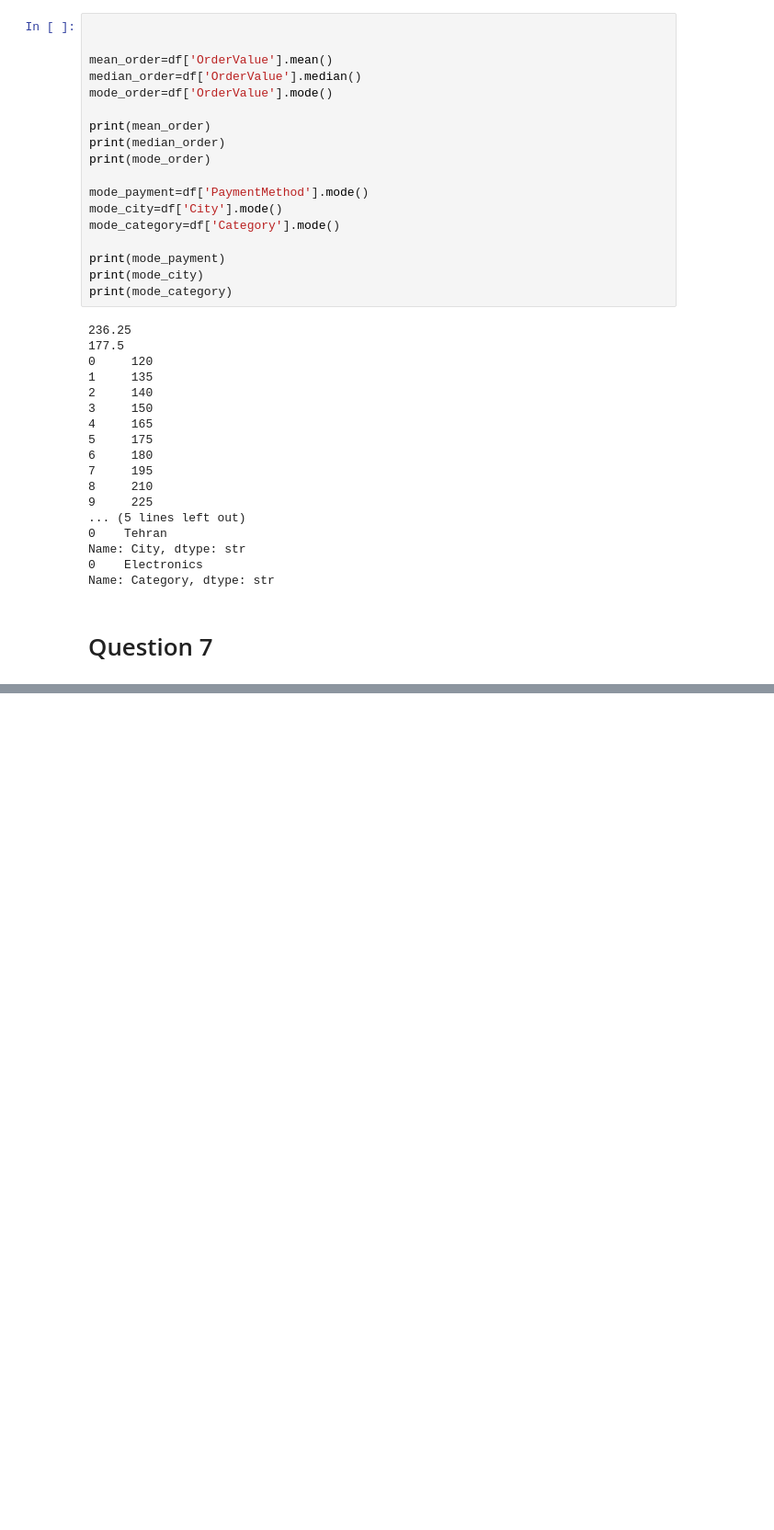
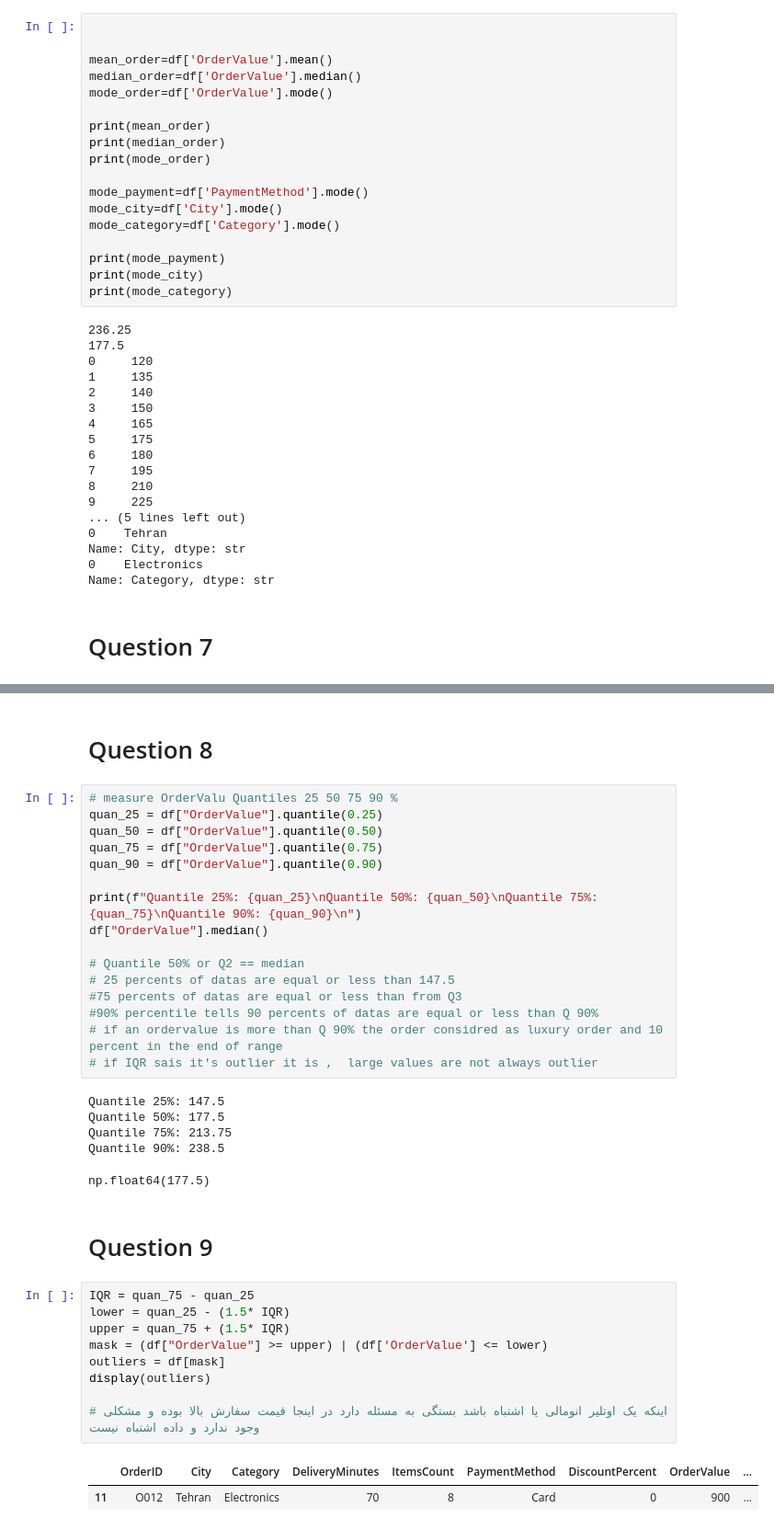
Before and after one commit to mrpanigale/Maktab-AI-145, a Jupyter notebook: CWs/week5/week5_1.ipynb, the cells around one changed output, grey strips where cells are left out. Shown at 92% size. Cells and saved outputs as stored; diff of their text form; blank space fills up the shorter version.

```diff
--- a/CWs/week5/week5_1.ipynb
+++ b/CWs/week5/week5_1.ipynb
@@ -252,3 +253,41 @@ df.describe(include = "all")
 | 50% | NaN | NaN | NaN | 34.000000 | 2.500000 | NaN | 5.000000 | 177.500000 | ... |
 | 75% | NaN | NaN | NaN | 40.500000 | 4.000000 | NaN | 10.000000 | 213.750000 | ... |
 | max | NaN | NaN | NaN | 70.000000 | 8.000000 | NaN | 20.000000 | 900.000000 | ... |
+# %% [markdown]
+# Question 8
+# %%
+# measure OrderValu Quantiles 25 50 75 90 %
+quan_25 = df["OrderValue"].quantile(0.25)
+quan_50 = df["OrderValue"].quantile(0.50)
+quan_75 = df["OrderValue"].quantile(0.75)
+quan_90 = df["OrderValue"].quantile(0.90)
+
+print(f"Quantile 25%: {quan_25}\nQuantile 50%: {quan_50}\nQuantile 75%: {quan_75}\nQuantile 90%: {quan_90}\n")
+df["OrderValue"].median()
+
+# Quantile 50% or Q2 == median
+# 25 percents of datas are equal or less than 147.5
+#75 percents of datas are equal or less than from Q3
+#90% percentile tells 90 percents of datas are equal or less than Q 90%
+# if an ordervalue is more than Q 90% the order considred as luxury order and 10 percent in the end of range
+# if IQR sais it's outlier it is ,  large values are not always outlier
+# %% [output]
+Quantile 25%: 147.5
+Quantile 50%: 177.5
+Quantile 75%: 213.75
+Quantile 90%: 238.5
+np.float64(177.5)
+# %% [markdown]
+# Question 9
+# %%
+IQR = quan_75 - quan_25
+lower = quan_25 - (1.5* IQR)
+upper = quan_75 + (1.5* IQR)
+mask = (df["OrderValue"] >= upper) | (df['OrderValue'] <= lower)
+outliers = df[mask]
+display(outliers)
+
+# اینکه یک اوتلیر انومالی یا اشتباه باشد بستگی به مسئله دارد در اینجا قیمت سفارش بالا بوده و مشکلی وجود ندارد و داده اشتباه نیست
+# %% [output]
+|  | OrderID | City | Category | DeliveryMinutes | ItemsCount | PaymentMethod | DiscountPercent | OrderValue | ... |
+| 11 | O012 | Tehran | Electronics | 70 | 8 | Card | 0 | 900 | ... |
```
Also changed, not shown: parts of 7 cells of this notebook.
